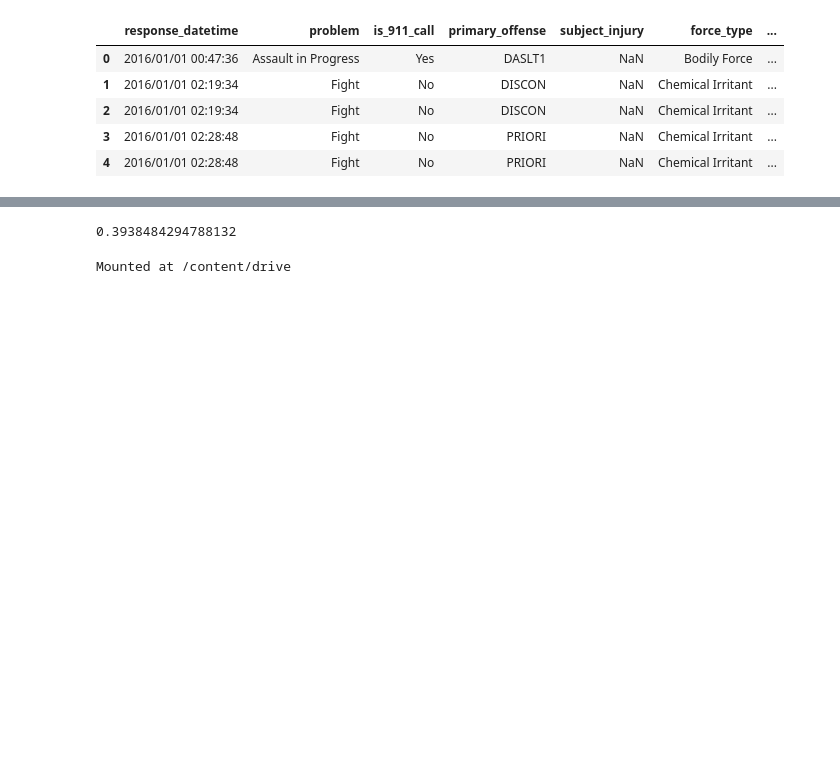
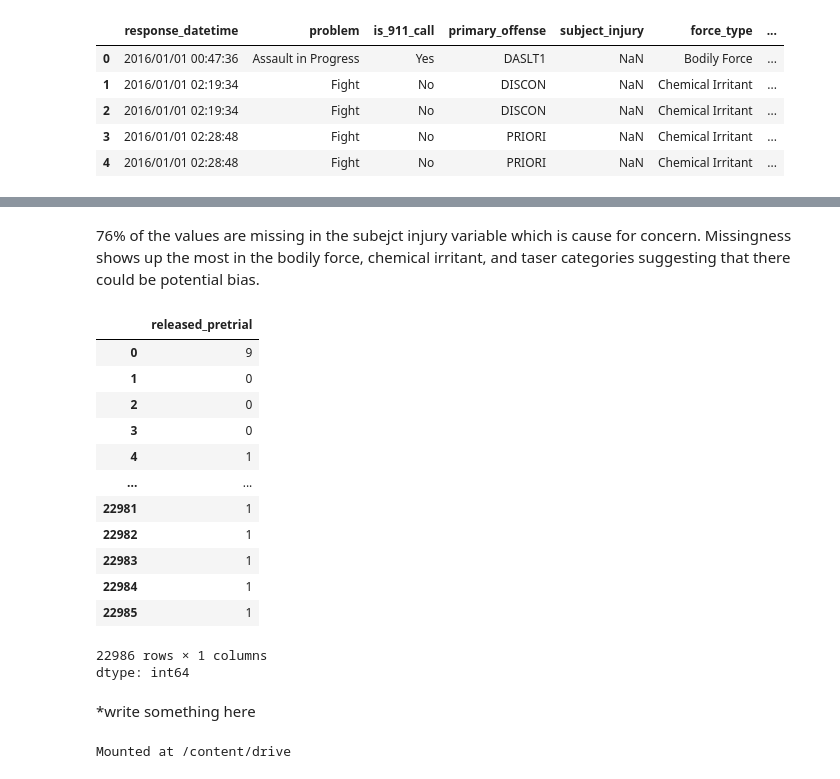
Before and after one commit to lauracarbaugh/wrangling_assignment, a Jupyter notebook: wrangling_assignment.ipynb, the cells around one changed output, grey strips where cells are left out. Drawn from its saved outputs; the diff is of its cells as text; code cells hidden in the pictures; blank space fills up the shorter version.

```diff
--- a/wrangling_assignment.ipynb
+++ b/wrangling_assignment.ipynb
@@ -71,33 +108,43 @@ array([nan, 'No', 'Yes'], dtype=object)
+# %% [markdown]
+76% of the values are missing in the subejct injury variable which is cause for concern. Missingness shows up the most in the bodily force, chemical irritant, and taser categories suggesting that there could be potential bias.
 # %%
 # Question 1.3
 justice = pd.read_parquet("justice_data.parquet")
-justice['WhetherDefendantWasReleasedPretrial']
+justice['WhetherDefendantWasReleasedPretrial'].unique()
 justice = justice.rename(columns={'WhetherDefendantWasReleasedPretrial':'released_pretrial'})
 justice['released_pretrial'] = justice['released_pretrial'].replace('', np.nan)
+justice['released_pretrial']
+# %% [output]
+|  | released_pretrial |
+| 0 | 9 |
+| 1 | 0 |
+| 2 | 0 |
+| 3 | 0 |
+| 4 | 1 |
+| ... | ... |
+| 22981 | 1 |
+| 22982 | 1 |
+| 22983 | 1 |
+| 22984 | 1 |
+| 22985 | 1 |
+22986 rows × 1 columns
+dtype: int64
 # %%
 # Question 1.4
+justice['ImposedSentenceAllChargeInContactEvent'].unique()
+
+justice['ImposedSentence_clean'] = pd.to_numeric(justice['ImposedSentenceAllChargeInContactEvent'], errors='coerce').replace('', np.nan)
 
 
-justice = pd.read_parquet("justice_data.parquet")
-
-# Step 1: coerce to numeric, treat blanks as NaN
-justice['ImposedSentenceAllChargeInContactEvent'] = (
-    pd.to_numeric(
-        justice['ImposedSentenceAllChargeInContactEvent']
-          .replace('', np.nan),
-        errors='coerce'
-    )
-)
-
 # Step 2: if a sentence type never has positive time, fill its missing values with 0
-max_by_type = justice.groupby('SentenceTypeAllChargesAtConvictionInContactEvent')['ImposedSentenceAllChargeInContactEvent'].transform('max')
-mask = (justice['ImposedSentenceAllChargeInContactEvent'].isna()) & (max_by_type == 0)
-justice.loc[mask, 'ImposedSentenceAllChargeInContactEvent'] = 0
+#max_by_type = justice.groupby('SentenceTypeAllChargesAtConvictionInContactEvent')['ImposedSentenceAllChargeInContactEvent'].transform('max')
+#mask = (justice['ImposedSentenceAllChargeInContactEvent'].isna()) & (max_by_type == 0)
+#justice.loc[mask, 'ImposedSentenceAllChargeInContactEvent'] = 0
 
 # Quick check
-print(justice['ImposedSentenceAllChargeInContactEvent'].isna().mean())
+#print(justice['ImposedSentenceAllChargeInContactEvent'].isna().mean())
-# %% [output]
-0.3938484294788132
+# %% [markdown]
+*write something here
 # %%
 # Question 2
 from google.colab import drive
```
Also changed, not shown: parts of 21 cells of this notebook.
